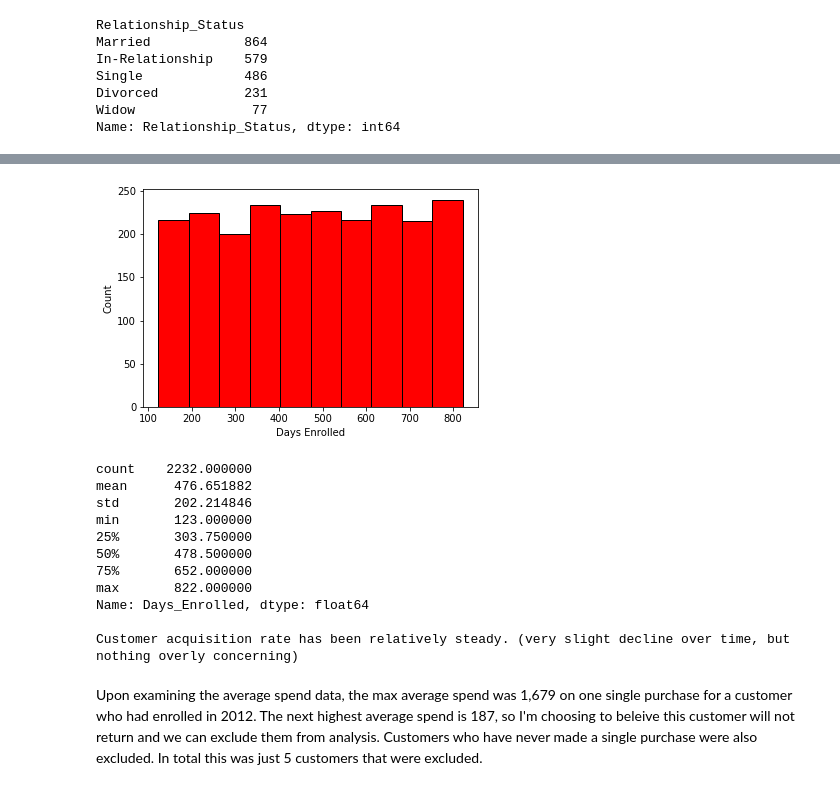
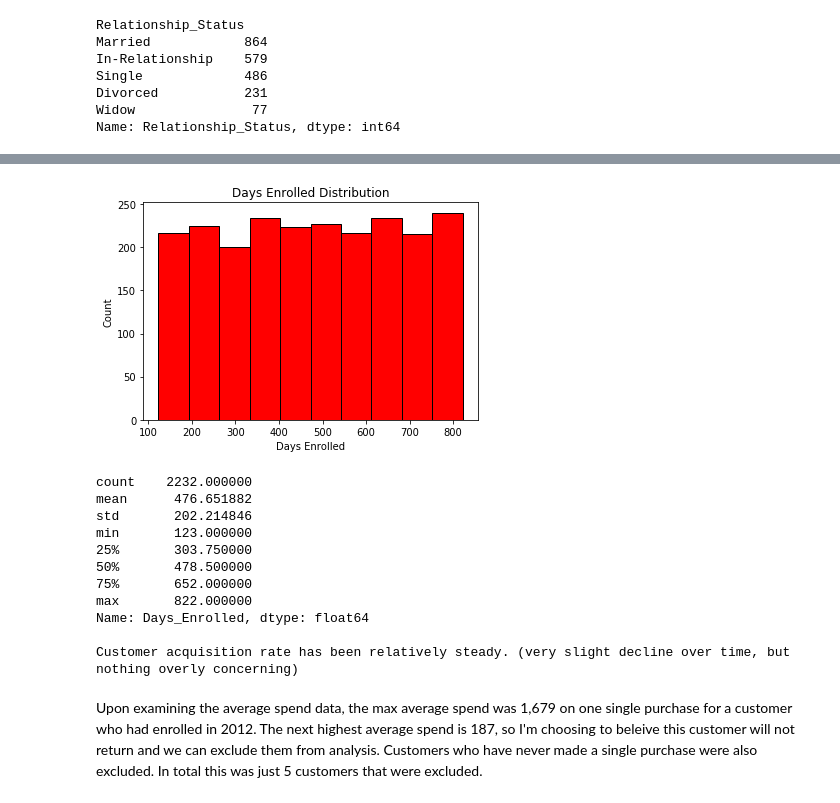
Before and after one commit to RachidRezzik/Market_Camp, a Jupyter notebook: Data_Analysis.ipynb, the cells around one changed output, grey strips where cells are left out. Saved outputs shown, nothing was run; the diff lists cells and outputs as text; code cells hidden in the pictures.

```diff
--- a/Data_Analysis.ipynb
+++ b/Data_Analysis.ipynb
@@ -174,26 +185,27 @@ Name: Income, dtype: float64
 # %%
 ### Using Enrollment Date to get idea of how long customers have been enrolled with the store ###
 from datetime import datetime
 
 date1 = datetime.strptime('2014-10-30', "%Y-%m-%d").date()
 marketing['Enroll_Date'] = pd.to_datetime(marketing['Enroll_Date']).dt.date
 
 def numOfDays(date1, date2):
     return abs(date2-date1).days
 
 num_of_days = []
 for value in list(marketing['Enroll_Date'].values):
     days = numOfDays(date1, value)
     num_of_days.append(days)
 
 marketing['Days_Enrolled'] = pd.Series([int(d) for d in num_of_days])
 plt.hist(marketing['Days_Enrolled'], edgecolor='black', color='red')
 plt.xlabel('Days Enrolled')
 plt.ylabel('Count')
+plt.title('Days Enrolled Distribution')
 plt.show()
 print(marketing['Days_Enrolled'].describe(), '\n\nCustomer acquisition rate has been relatively steady. (very slight decline over time, but nothing overly concerning)')
 # %% [output]
-[figure, old version]
+[figure, new version]
 count    2232.000000
 mean      476.651882
 std       202.214846
```
Also changed, not shown: parts of 16 cells of this notebook, 5 other files.
